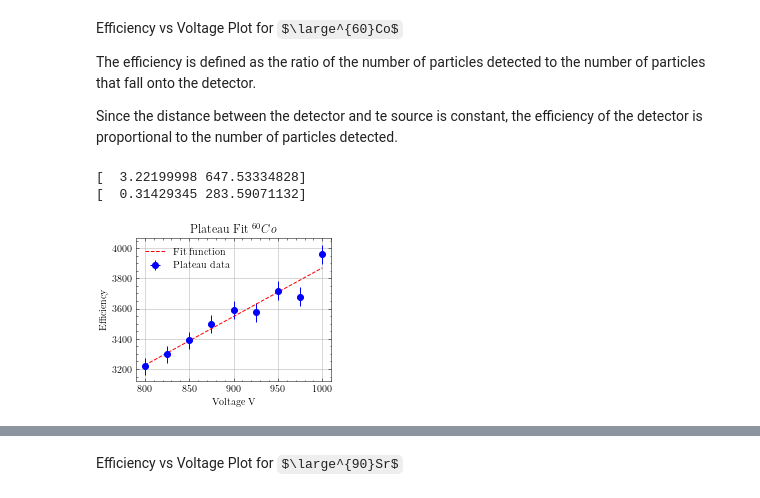
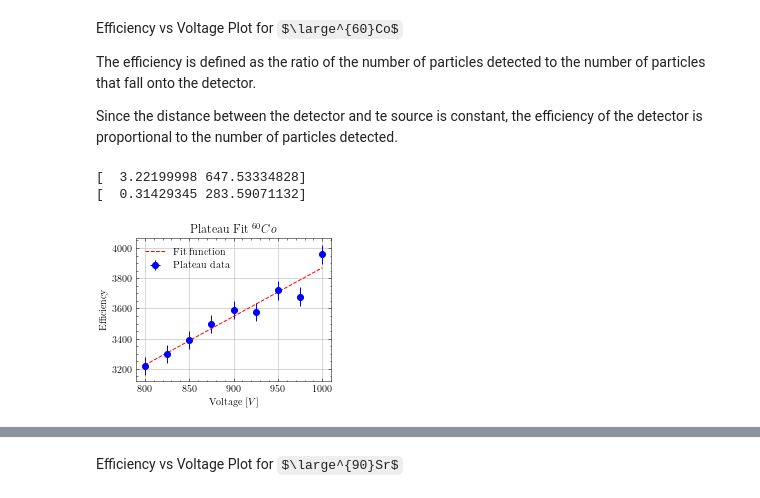
Before and after one commit to GiorgosChr/PHY-322-Analysis, a Jupyter notebook: Exp10/Analysis_Exp10.ipynb, the cells around one changed output, grey strips where cells are left out. Saved outputs shown, nothing was run; the diff lists cells and outputs as text; code cells hidden in the pictures; some formulas as TeX source.

```diff
--- a/Exp10/Analysis_Exp10.ipynb
+++ b/Exp10/Analysis_Exp10.ipynb
@@ -43,31 +43,31 @@ Since the distance between the detector and te source is constant, the efficienc
 # %%
 efficiency_data_co = np.loadtxt('data_co60.txt')
 
 volts = efficiency_data_co[:,0]
 counts = efficiency_data_co[:,1]
 counts_error = np.sqrt(counts)
 
 
 
 #Linear fit to the plateau of the efficiency
 fit_data = np.loadtxt('co_fit.txt')
 xaxis = fit_data[:, 0]
 yaxis = fit_data[:, 1]
 popt, pcov = curve_fit(linear, xaxis, yaxis, p0=(1000, 10))
 print(popt)
 print(np.sqrt(np.diag(pcov)))
 x = np.linspace(np.min(xaxis), np.max(xaxis), 10000)
 
 plt.errorbar(xaxis, yaxis, np.sqrt(yaxis), xaxis*0, 'bo')
 plt.plot(x, linear(x, *popt), 'r--')
 plt.grid()
 plt.title('Plateau Fit $^{60}Co$')
 plt.ylabel('Efficiency')
-plt.xlabel('Voltage V')
+plt.xlabel(r'Voltage $[V]$')
 plt.legend(['Fit function', 'Plateau data'])
 plt.savefig('plateau-co.png', dpi=500)
 # %% [output]
 [  3.22199998 647.53334828]
 [  0.31429345 283.59071132]
-[figure, old version]
+[figure, new version]
 # %%
```
Also changed, not shown: parts of 8 cells of this notebook, 12 other files.
